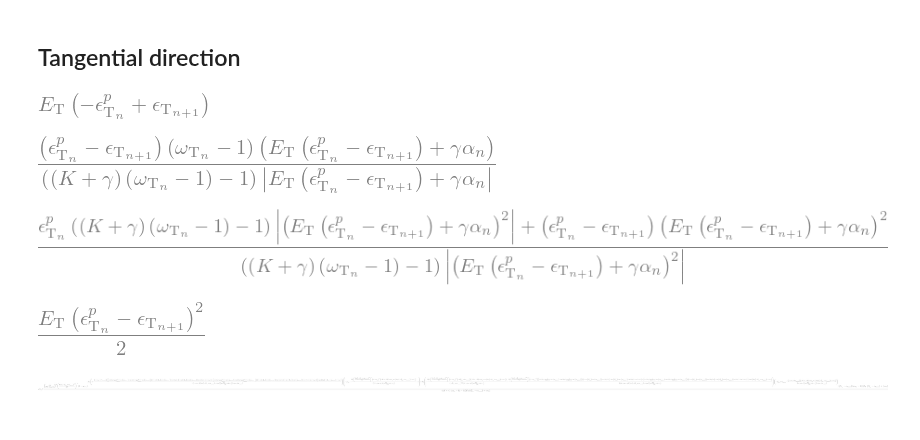
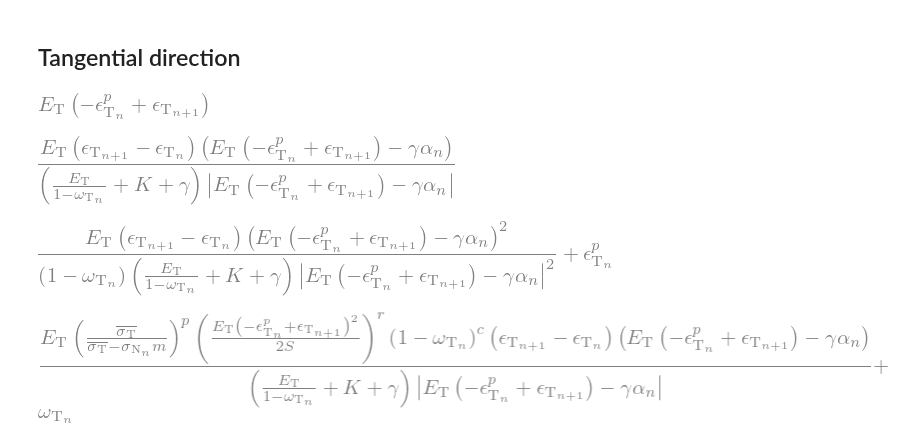
Before and after one commit to bmcs-group/bmcs_matmod, a Jupyter notebook: notebooks/consistent_tangent_operator/MS1_tangent.ipynb, the cells around one changed output. Drawn from its saved outputs; the diff is of its cells as text; code cells hidden in the pictures.

Commit message:
update consistent tangent - tension

```diff
--- a/notebooks/consistent_tangent_operator/MS1_tangent.ipynb
+++ b/notebooks/consistent_tangent_operator/MS1_tangent.ipynb
@@ -7,6 +7,8 @@ from mpl_toolkits.mplot3d import Axes3D
 # import ipyvolume as ipv
 import ipywidgets as ipw
 sp.init_printing()
+# %% [markdown]
+## Tangential direction
 # %%
 sigma_t_n1 = sp.symbols('\sigma_{\mathrm{T}_{n+1}}')
 sigma_t_n1_trial = sp.symbols('\overline{\sigma}_{\mathrm{T}_{n+1}}')
@@ -14,6 +16,7 @@ omega_t_n1 = sp.symbols('\omega_{\mathrm{T}_{n+1}}')
 epsilon_p_t_n1 = sp.symbols('\epsilon^p_{\mathrm{T}_{n+1}}')
 epsilon_p_t_n = sp.symbols('\epsilon^p_{\mathrm{T}_{n}}')
 epsilon_t_n1 = sp.symbols('\epsilon_{\mathrm{T}_{n+1}}')
+epsilon_t_n = sp.symbols('\epsilon_{\mathrm{T}_{n}}')
 E_t = sp.symbols('E_{\mathrm{T}}')
 gamma = sp.symbols('\gamma')
 alpha_n = sp.symbols('alpha_n')
@@ -30,8 +33,6 @@ Y_t_n1 = sp.symbols('Y_{\mathrm{T}_{n+1}}')
 S = sp.symbols('S')
 m = sp.symbols('m')
 r = sp.symbols('r')
-# %% [markdown]
-## Tangential direction
 # %%
 sigma_t_n1_trial_ = E_t * (epsilon_t_n1 - epsilon_p_t_n)
 sigma_t_n1_trial_
@@ -40,30 +41,28 @@ sigma_t_n1_trial_
 # %%
 # delta_lambda_ = (abs(E_t * (epsilon_t_n1 - epsilon_p_t_n) - gamma * alpha_n ) - K * z_n - sigma_bar + m * sigma_n_n ) / \
 # (E_t / (1 - omega_t_n) + gamma + K)
 # delta_lambda_
 
-delta_lambda_ = ((epsilon_t_n1 - epsilon_p_t_n) * (sigma_t_n1_trial_ - gamma * alpha_n)/abs(sigma_t_n1_trial_ - gamma * alpha_n)) / \
-(1 / (1 - omega_t_n) + gamma + K)
-delta_lambda_ = sp.simplify(delta_lambda_)
+delta_lambda_ = (E_t * (epsilon_t_n1 - epsilon_t_n) * (sigma_t_n1_trial_ - gamma * alpha_n)/abs(sigma_t_n1_trial_ - gamma * alpha_n)) / \
+(E_t / (1 - omega_t_n) + gamma + K)
+# delta_lambda_ = sp.simplify(delta_lambda_)
 delta_lambda_
 # %% [output]
-[figure, old version]
+[figure, new version]
 # %%
 epsilon_p_t_n1_ = epsilon_p_t_n + (delta_lambda_ / (1 - omega_t_n)) * (sigma_t_n1_trial_ - gamma * alpha_n)/abs(sigma_t_n1_trial_ - gamma * alpha_n)
-epsilon_p_t_n1_ = sp.simplify(epsilon_p_t_n1_)
+# epsilon_p_t_n1_ = sp.simplify(epsilon_p_t_n1_)
 epsilon_p_t_n1_
 # %% [output]
-[figure, old version]
+[figure, new version]
 # %%
 Y_t_n1_ = sp.Rational(1,2) * E_t * (epsilon_t_n1 - epsilon_p_t_n)**2
-sp.simplify(Y_t_n1_)
+# sp.simplify(Y_t_n1_)
-# %% [output]
-[figure, removed]
 # %%
 omega_t_n1_ = omega_t_n + delta_lambda_ * (1 - omega_t_n) ** c * (sigma_bar/(sigma_bar - m*sigma_n_n))**p * (Y_t_n1_/S)**r
 omega_t_n1_
 # %% [output]
-[figure, old version]
+[figure, new version]
 # %%
 sigma_t_n1_ = (1 - omega_t_n1_) * E_t * (epsilon_t_n1 - epsilon_p_t_n1_)
 sigma_t_n1_
```
Also changed, not shown: parts of 11 cells of this notebook.
